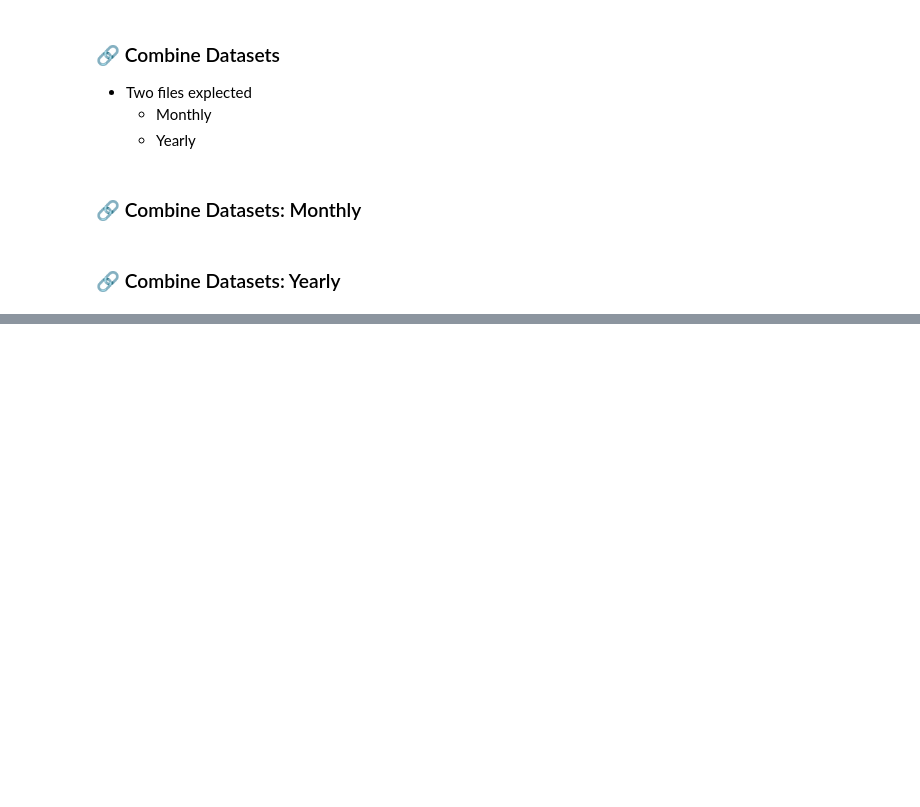
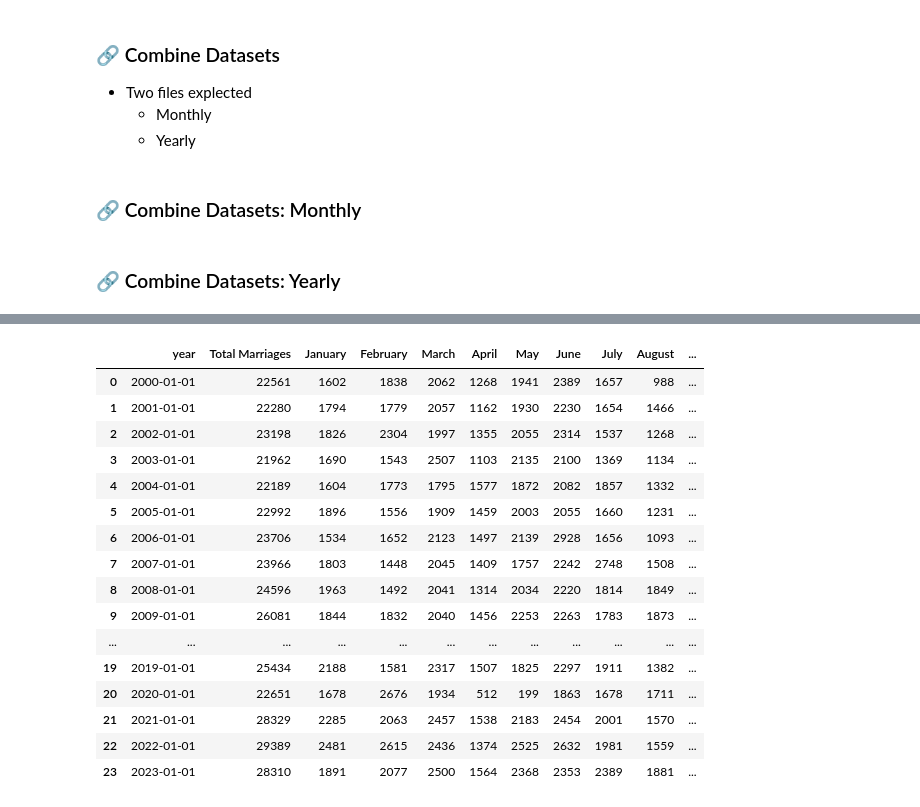
Before and after one commit to alanwongmk/hdb, a Jupyter notebook: HDB03_StatFileProcessor.ipynb, the cells around one changed output, grey strips where cells are left out. Drawn from its saved outputs; the diff is of its cells as text; code cells hidden in the pictures; blank space fills up the shorter version.

```diff
--- a/HDB03_StatFileProcessor.ipynb
+++ b/HDB03_StatFileProcessor.ipynb
@@ -50,6 +50,10 @@ class FileProcessor:
                 'format': '%Y'
             },
             'Marriages.csv': {
+                'transpose': True,
+                'format': '%Y'
+            },
+            'ResidentHousehold.csv': {
                 'transpose': True,
                 'format': '%Y'
             }
@@ -304,0 +327,20 @@ Main.csv
+# %%
+df
+# %% [output]
+|  | year | Total Marriages | January | February | March | April | May | June | July | August | ... |
+| 0 | 2000-01-01 | 22561 | 1602 | 1838 | 2062 | 1268 | 1941 | 2389 | 1657 | 988 | ... |
+| 1 | 2001-01-01 | 22280 | 1794 | 1779 | 2057 | 1162 | 1930 | 2230 | 1654 | 1466 | ... |
+| 2 | 2002-01-01 | 23198 | 1826 | 2304 | 1997 | 1355 | 2055 | 2314 | 1537 | 1268 | ... |
+| 3 | 2003-01-01 | 21962 | 1690 | 1543 | 2507 | 1103 | 2135 | 2100 | 1369 | 1134 | ... |
+| 4 | 2004-01-01 | 22189 | 1604 | 1773 | 1795 | 1577 | 1872 | 2082 | 1857 | 1332 | ... |
+| 5 | 2005-01-01 | 22992 | 1896 | 1556 | 1909 | 1459 | 2003 | 2055 | 1660 | 1231 | ... |
+| 6 | 2006-01-01 | 23706 | 1534 | 1652 | 2123 | 1497 | 2139 | 2928 | 1656 | 1093 | ... |
+| 7 | 2007-01-01 | 23966 | 1803 | 1448 | 2045 | 1409 | 1757 | 2242 | 2748 | 1508 | ... |
+| 8 | 2008-01-01 | 24596 | 1963 | 1492 | 2041 | 1314 | 2034 | 2220 | 1814 | 1849 | ... |
+| 9 | 2009-01-01 | 26081 | 1844 | 1832 | 2040 | 1456 | 2253 | 2263 | 1783 | 1873 | ... |
+| ... | ... | ... | ... | ... | ... | ... | ... | ... | ... | ... | ... |
+| 19 | 2019-01-01 | 25434 | 2188 | 1581 | 2317 | 1507 | 1825 | 2297 | 1911 | 1382 | ... |
+| 20 | 2020-01-01 | 22651 | 1678 | 2676 | 1934 | 512 | 199 | 1863 | 1678 | 1711 | ... |
+| 21 | 2021-01-01 | 28329 | 2285 | 2063 | 2457 | 1538 | 2183 | 2454 | 2001 | 1570 | ... |
+| 22 | 2022-01-01 | 29389 | 2481 | 2615 | 2436 | 1374 | 2525 | 2632 | 1981 | 1559 | ... |
+| 23 | 2023-01-01 | 28310 | 1891 | 2077 | 2500 | 1564 | 2368 | 2353 | 2389 | 1881 | ... |
```
Also changed, not shown: parts of 5 cells of this notebook, 4 other files.
